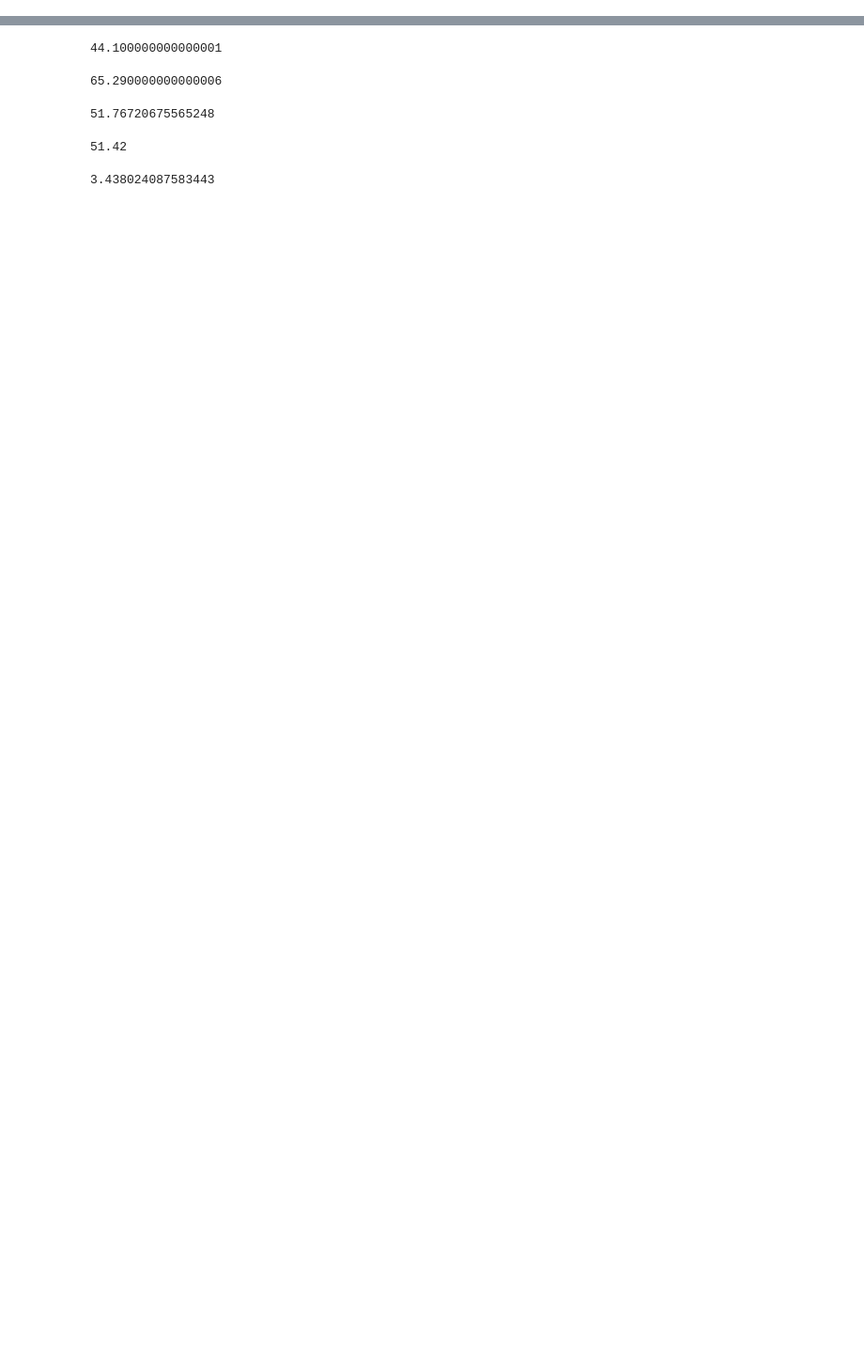
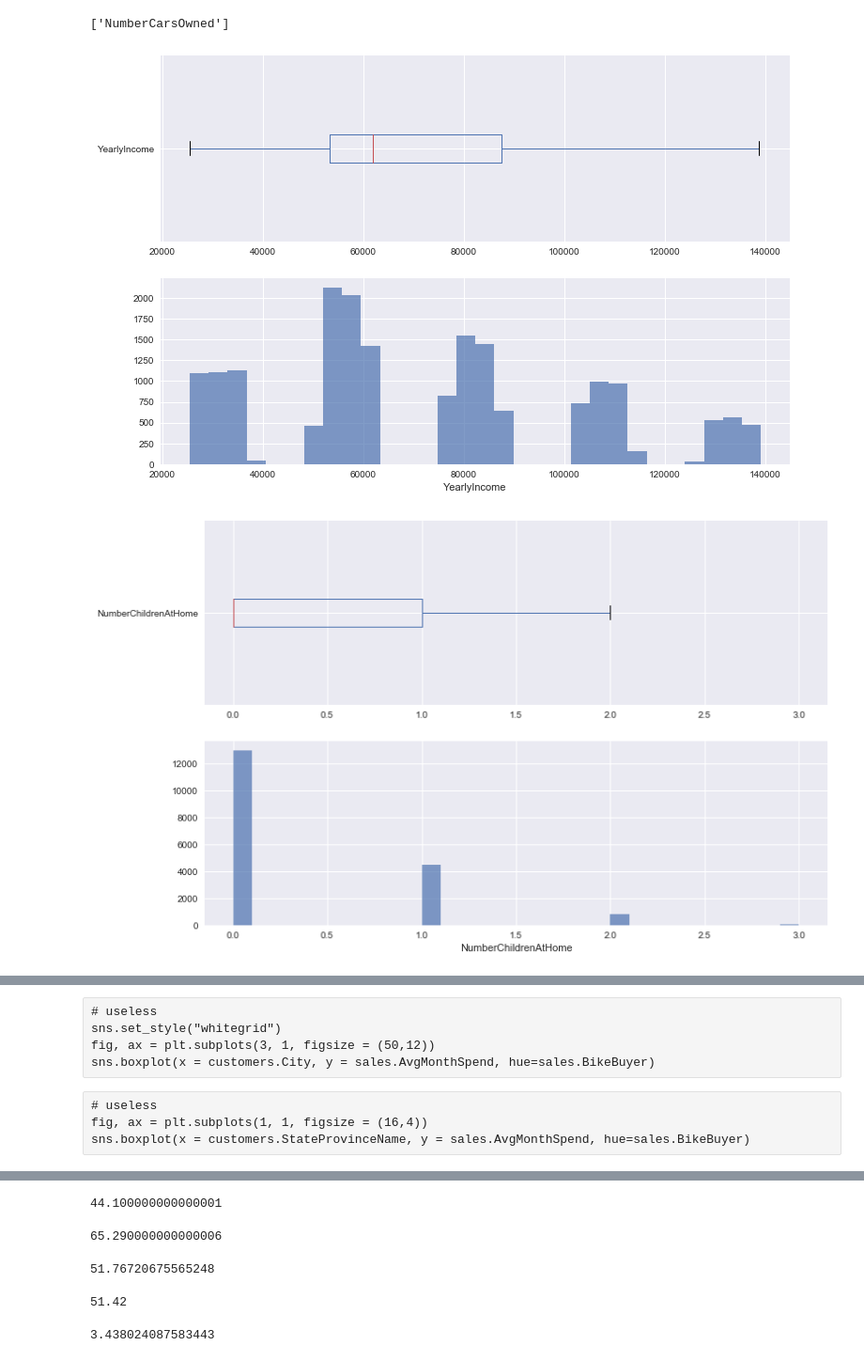
Before and after one commit to tbugaievskyi/Microsoft-DAT102x-Data-Science-Professional-Project, a Jupyter notebook: 10 Dat102x Challenge 1.1 (answears).ipynb, the cells around one changed output, grey strips where cells are left out. Shown: that part at 94% size. Saved outputs shown, nothing was run; the diff lists cells and outputs as text; code cells hidden in the pictures; blank space fills up the shorter version.

```diff
--- a/10 Dat102x Challenge 1.1 (answears).ipynb
+++ b/10 Dat102x Challenge 1.1 (answears).ipynb
@@ -28,3 +60,24 @@ sales = sales.drop_duplicates()
+# %%
+# converting mapped data to category type
+customers.CountryRegionName = customers.CountryRegionName.astype('category')
+customers.Education = customers.Education.astype('category')
+customers.Occupation = customers.Occupation.astype('category')
+customers.Gender = customers.Gender.astype('category')
+customers.MaritalStatus = customers.MaritalStatus.astype('category')
+customers.City = customers.City.astype('category')
+customers.StateProvinceName = customers.StateProvinceName.astype('category')
+# %%
+customers = customers.dropna()
+sales = sales.dropna()
+
+# drop duplicates
+customers['LastUpdated1'] = pd.to_datetime(customers.LastUpdated, format = '%Y-%m-%d')
+customers = customers.sort(columns = 'LastUpdated')
+customers = customers.drop_duplicates(subset = ['CustomerID'], keep = 'last')
+del customers['LastUpdated1']
+customers = customers.sort_index()
+sales = sales.drop_duplicates()
+customers = customers.reset_index(drop=True)
 # %%
 # Explore the data by calculating summary and descriptive statistics for the features in the dataset,
 # calculating correlations between features, and creating data visualizations to determine apparent relationships in the data.
@@ -75,0 +127,25 @@ plt.show(sns.heatmap(mergedf.corr(), vmax=.8, square=True, annot=True))
+# %%
+def plotstats(df, col):
+    import matplotlib.pyplot as plt
+    ## Setup for ploting two charts one over the other
+    fig, ax = plt.subplots(2, 1, figsize = (12,8))
+
+    ## First a box plot
+    df.dropna().boxplot(col, ax = ax[0], vert=False,
+                        return_type='dict')
+    ## Plot the histogram
+    temp = df[col].as_matrix()
+    ax[1].hist(temp, bins = 30, alpha = 0.7)
+    plt.xlabel(col)
+    return [col]
+# %%
+%matplotlib inline
+plotstats(customers, 'YearlyIncome')
+plotstats(customers, 'NumberChildrenAtHome')
+plotstats(customers, 'NumberCarsOwned')
+#TODO group income to 5 groups and make it categorical
+#todo make new car category "3 and more"
+# %% [output]
+['NumberCarsOwned']
+[figure, added]
+[figure, added]
@@ -75,0 +153,9 @@ plt.show(sns.heatmap(mergedf.corr(), vmax=.8, square=True, annot=True))
+# %% [raw]
+# useless
+sns.set_style("whitegrid")
+fig, ax = plt.subplots(3, 1, figsize = (50,12))
+sns.boxplot(x = customers.City, y = sales.AvgMonthSpend, hue=sales.BikeBuyer)
+# %% [raw]
+# useless
+fig, ax = plt.subplots(1, 1, figsize = (16,4))
+sns.boxplot(x = customers.StateProvinceName, y = sales.AvgMonthSpend, hue=sales.BikeBuyer)
```
Also changed, not shown: parts of 66 cells of this notebook.
